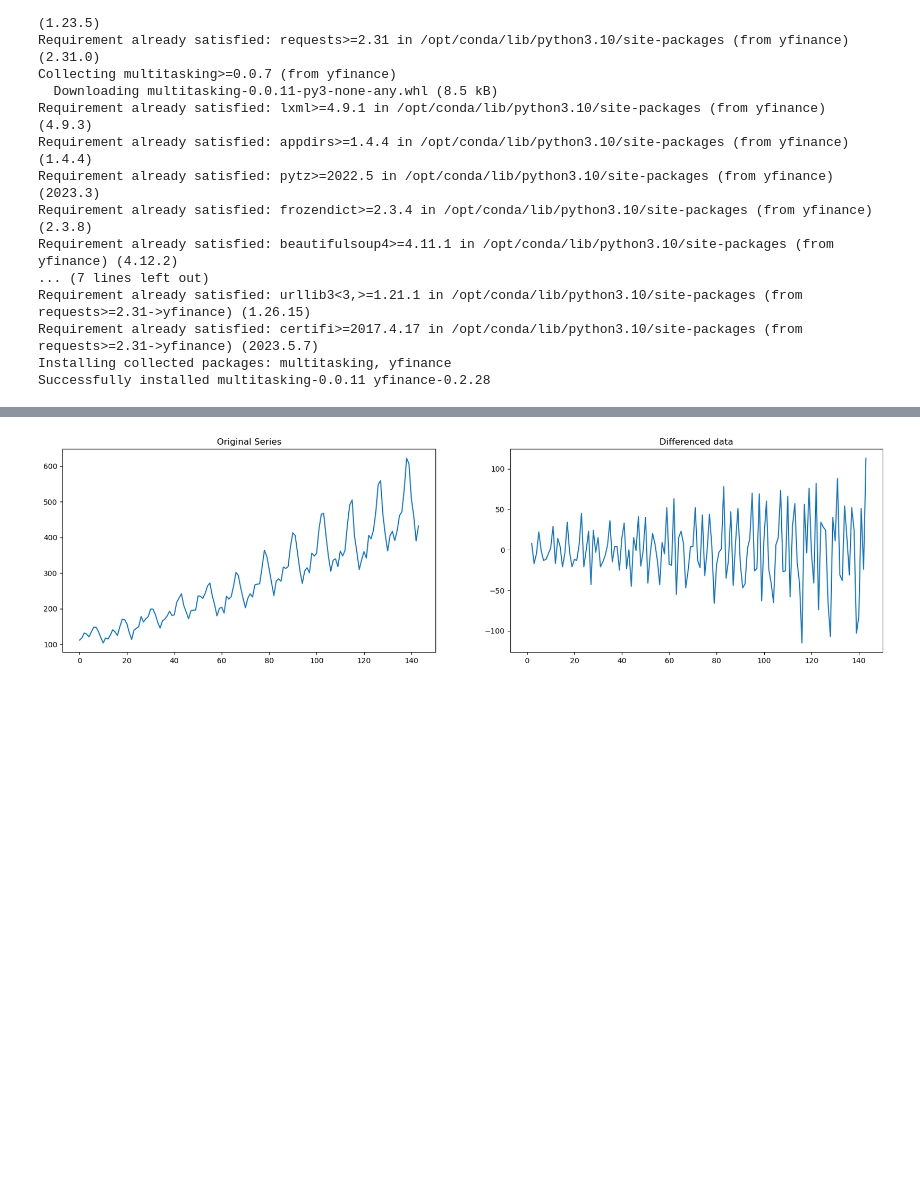
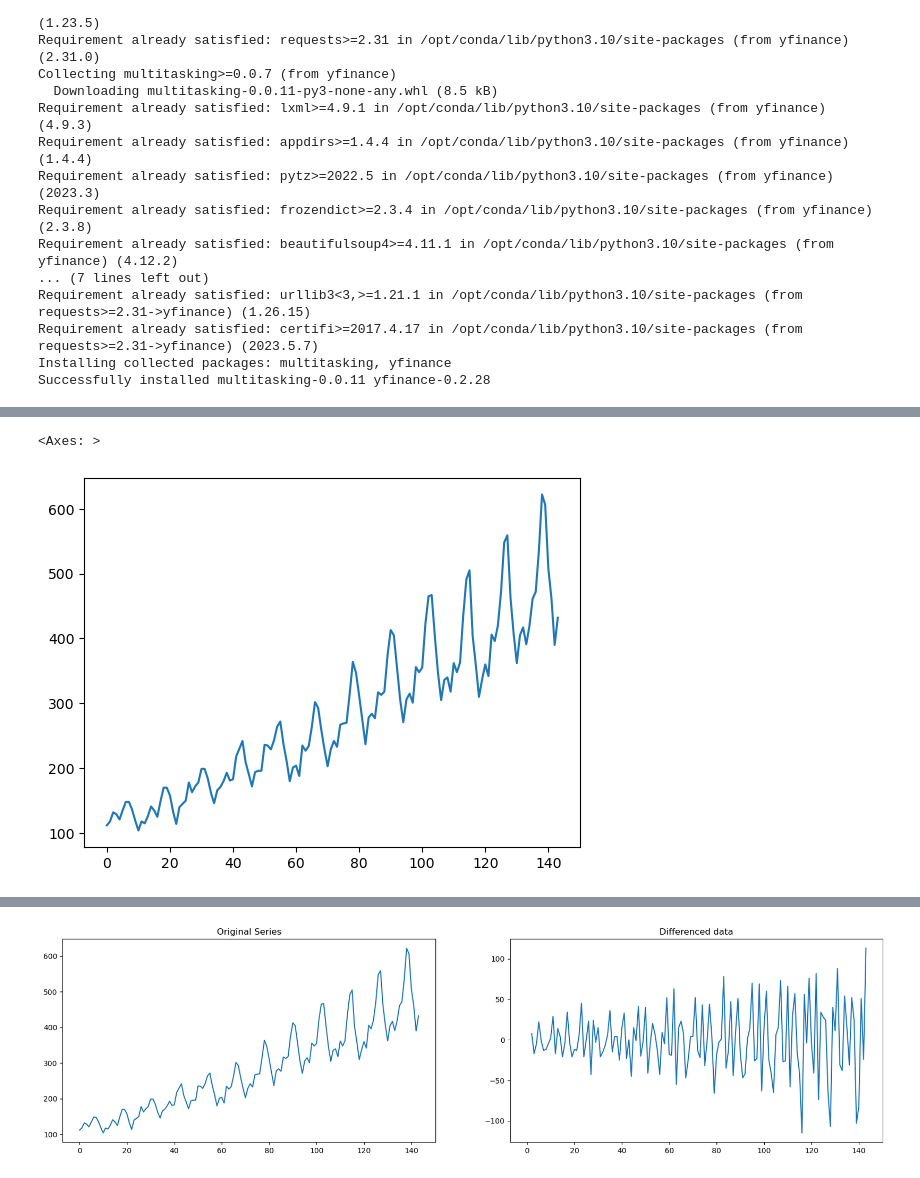
Before and after one commit to sidd6p/Air-Passengers-Prediction-ARIMA, a Jupyter notebook: air-passengers-prediction-arima.ipynb, the cells around one changed output, grey strips where cells are left out. Cells and saved outputs as stored; diff of their text form; code cells hidden in the pictures; blank space fills up the shorter version.

```diff
--- a/air-passengers-prediction-arima.ipynb
+++ b/air-passengers-prediction-arima.ipynb
@@ -59,0 +62,5 @@ memory usage: 2.4+ KB
+# %%
+data['#Passengers'].plot()
+# %% [output]
+<Axes: >
+[figure, added]
```
Also changed, not shown: parts of 32 cells of this notebook.
